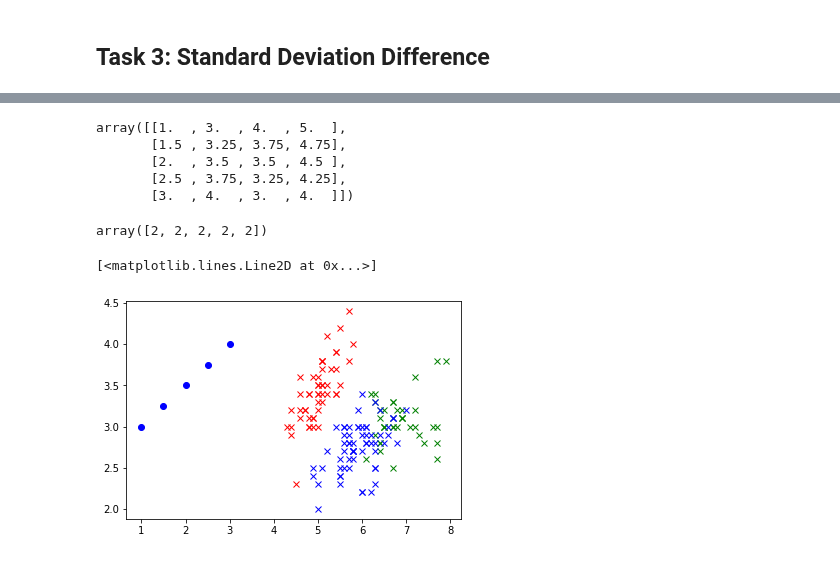
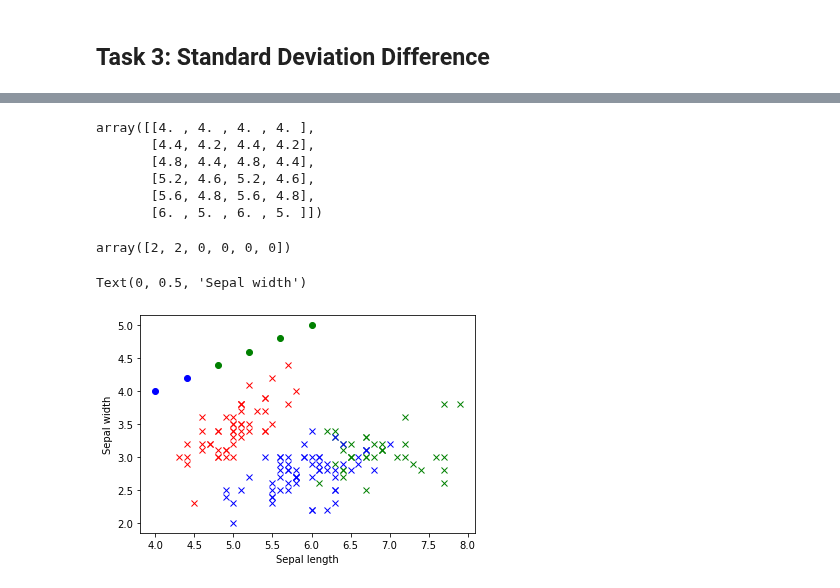
Before and after one commit to MateuszPawlowski/Emerging-Technologies, a Jupyter notebook: Tasks.ipynb, the cells around one changed output, grey strips where cells are left out. Drawn from its saved outputs; the diff is of its cells as text; code cells hidden in the pictures.

```diff
--- a/Tasks.ipynb
+++ b/Tasks.ipynb
@@ -208,4 +223,4 @@ import matplotlib.pyplot as plt
 from sklearn.datasets import load_iris
 # %%
-iris = load_iris()
-irisData =iris.data
+loadIris = load_iris()
+irisData =loadIris.data
@@ -217,4 +237,4 @@ plt.plot(irisData[:,0], irisData[:,1], 'x')
 # %%
-# Perform kmeans fitting.
-mykmeans = skcl.KMeans(n_clusters=3, random_state=0).fit(irisData)
+# Performing kmean fit
+kmeans = skcl.KMeans(n_clusters=3, random_state=0).fit(irisData)
 # %%
@@ -228,33 +252,39 @@ plt.plot(irisData[mykmeans.labels_ == 2][:,0], irisData[mykmeans.labels_ == 2][:
-# %%
-# Create new dummy points for classification.
-# mynewvals = np.array([[0, 0], [6, 10]])
-myxvals = np.linspace(1.0, 3.0, 5)
-myyvals = np.linspace(3.0, 4.0, 5)
-myxvals2 = np.linspace(4.0, 3.0, 5)
-myyvals2 = np.linspace(5.0, 4.0, 5)
-
-mynewvals = np.vstack([myxvals, myyvals, myxvals2, myyvals2]).T
-mynewvals
-# %% [output]
-array([[1.  , 3.  , 4.  , 5.  ],
-       [1.5 , 3.25, 3.75, 4.75],
-       [2.  , 3.5 , 3.5 , 4.5 ],
-       [2.5 , 3.75, 3.25, 4.25],
-       [3.  , 4.  , 3.  , 4.  ]])
-# %%
-# Predict the cluster for two points.
-mypredictions = mykmeans.predict(mynewvals)
-mypredictions
-# %% [output]
-array([2, 2, 2, 2, 2])
+# %%
+# Dummy data for classification
+xValues = np.linspace(4.0, 6.0, 6)
+yValues = np.linspace(4.0, 5.0, 6)
+xValues2 = np.linspace(4.0, 6.0, 6)
+yValues2 = np.linspace(4.0, 5.0, 6)
+
+newValues = np.vstack([xValues, yValues, xValues2, yValues2]).T
+newValues
+# %% [output]
+array([[4. , 4. , 4. , 4. ],
+       [4.4, 4.2, 4.4, 4.2],
+       [4.8, 4.4, 4.8, 4.4],
+       [5.2, 4.6, 5.2, 4.6],
+       [5.6, 4.8, 5.6, 4.8],
+       [6. , 5. , 6. , 5. ]])
+# %%
+# Predicting cluster
+predictions = kmeans.predict(newValues)
+predictions
+# %% [output]
+array([2, 2, 0, 0, 0, 0])
 # %%
-# Plot the data set.
-plt.plot(irisData[mykmeans.labels_ == 0][:,0], irisData[mykmeans.labels_ == 0][:,1], 'gx')
-plt.plot(irisData[mykmeans.labels_ == 1][:,0], irisData[mykmeans.labels_ == 1][:,1], 'rx')
-plt.plot(irisData[mykmeans.labels_ == 2][:,0], irisData[mykmeans.labels_ == 2][:,1], 'bx')
-plt.plot(mynewvals[mypredictions == 0][:,0], mynewvals[mypredictions == 0][:,1], 'go')
-plt.plot(mynewvals[mypredictions == 1][:,0], mynewvals[mypredictions == 1][:,1], 'ro')
-plt.plot(mynewvals[mypredictions == 2][:,0], mynewvals[mypredictions == 2][:,1], 'bo')
+# Plotting the data on to the screen
+plt.plot(irisData[kmeans.labels_ == 0][:,0], irisData[kmeans.labels_ == 0][:,1], 'gx')
+plt.plot(irisData[kmeans.labels_ == 1][:,0], irisData[kmeans.labels_ == 1][:,1], 'rx')
+plt.plot(irisData[kmeans.labels_ == 2][:,0], irisData[kmeans.labels_ == 2][:,1], 'bx')
+
+# Plotting predicitions
+plt.plot(newValues[predictions == 0][:,0], newValues[predictions == 0][:,1], 'go')
+plt.plot(newValues[predictions == 1][:,0], newValues[predictions == 1][:,1], 'ro')
+plt.plot(newValues[predictions == 2][:,0], newValues[predictions == 2][:,1], 'bo')
+plt.xlabel('Sepal length')
+plt.ylabel('Sepal width')
+#plt.xticks(()) # uncomment to remove x values
+#plt.yticks(()) # uncomment to remove y values
 # %% [output]
-[<matplotlib.lines.Line2D at 0x...>]
+Text(0, 0.5, 'Sepal width')
-[figure, old version]
+[figure, new version]
```
Also changed, not shown: parts of 16 cells of this notebook, 2 other files.
